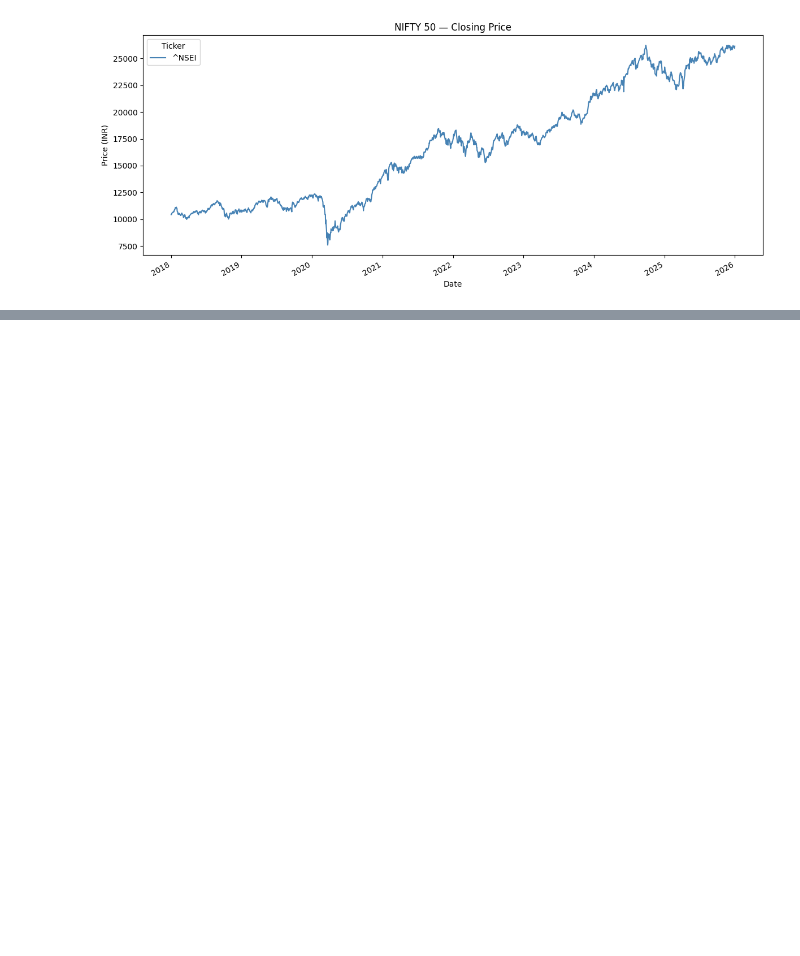
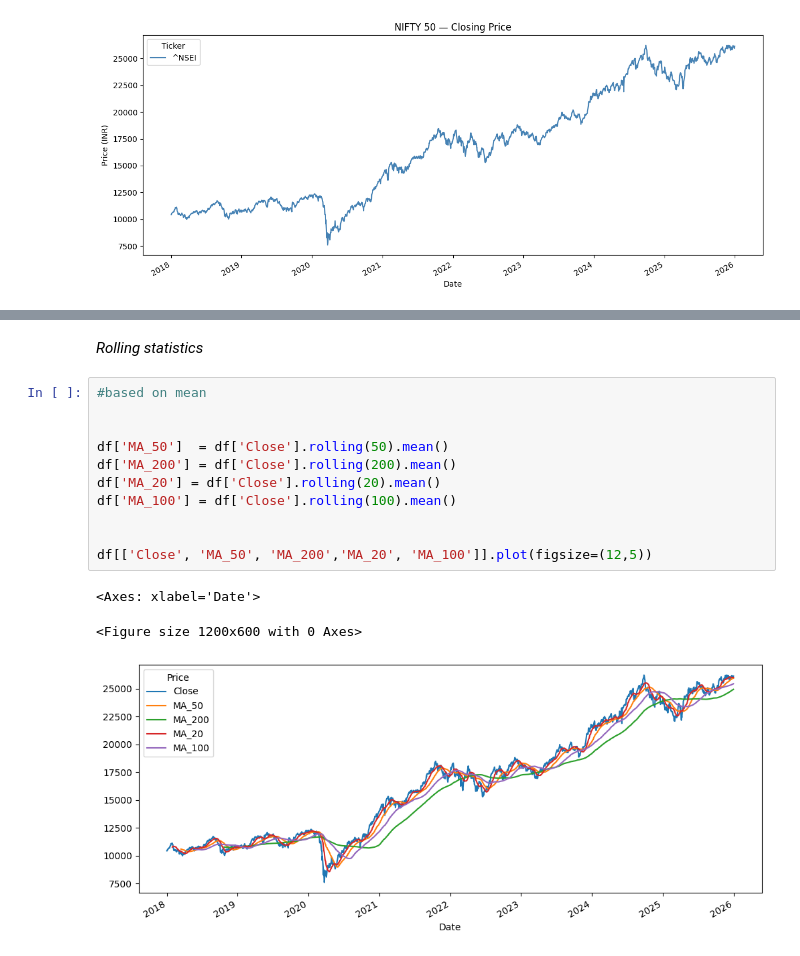
Before and after one commit to aparna-2001/nifty50-stock-price-forecasting, a Jupyter notebook: Data_collection_EDA_Decomposition.ipynb, the cells around one changed output, grey strips where cells are left out. Saved outputs shown, nothing was run; the diff lists cells and outputs as text; blank space fills up the shorter version.

```diff
--- a/Data_collection_EDA_Decomposition.ipynb
+++ b/Data_collection_EDA_Decomposition.ipynb
@@ -62,0 +85,17 @@ df.head()
+# %% [markdown]
+*Rolling statistics*
+# %%
+#based on mean
+
+
+df['MA_50']  = df['Close'].rolling(50).mean()
+df['MA_200'] = df['Close'].rolling(200).mean()
+df['MA_20'] = df['Close'].rolling(20).mean()
+df['MA_100'] = df['Close'].rolling(100).mean()
+
+
+df[['Close', 'MA_50', 'MA_200','MA_20', 'MA_100']].plot(figsize=(12,5))
+# %% [output]
+<Axes: xlabel='Date'>
+<Figure size 1200x600 with 0 Axes>
+[figure, added]
```
Also changed, not shown: parts of 11 cells of this notebook.
